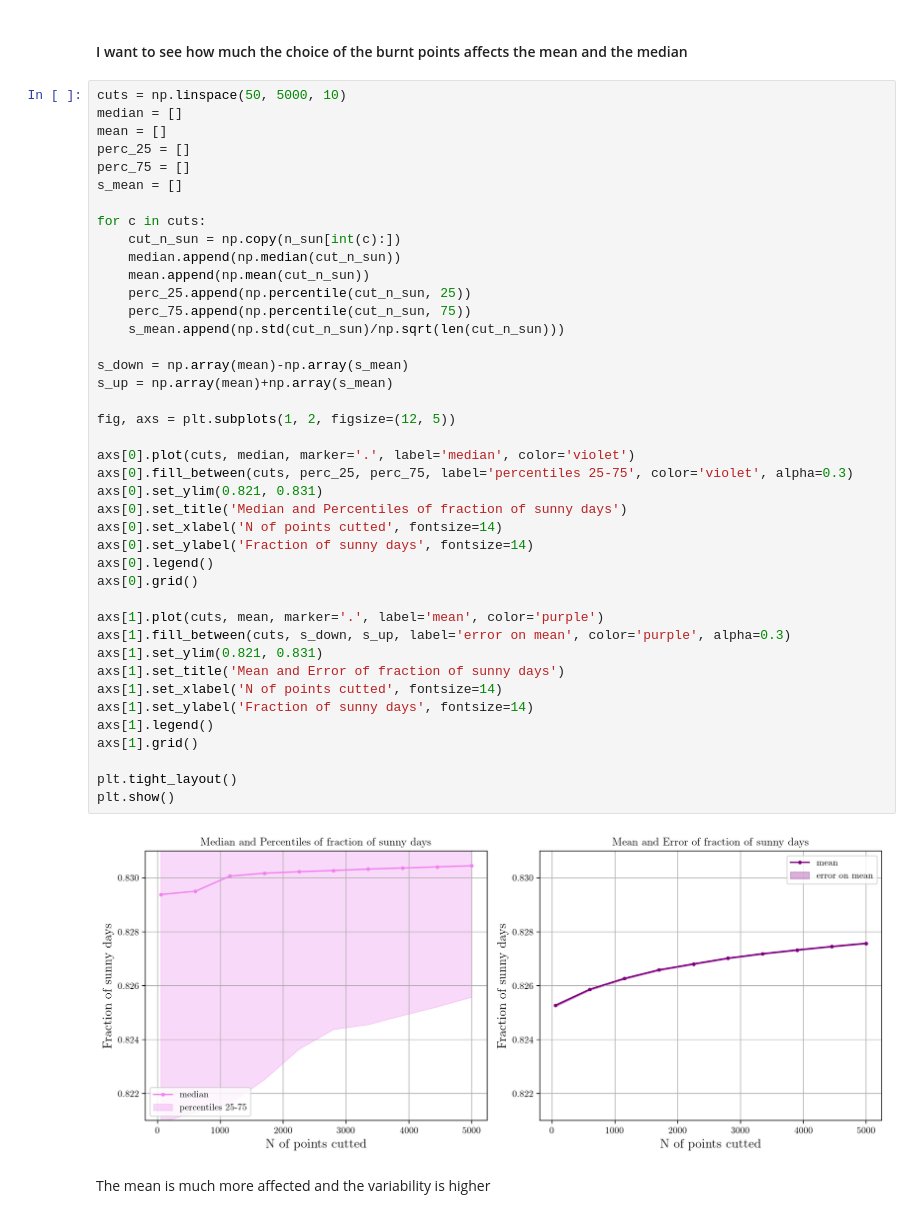
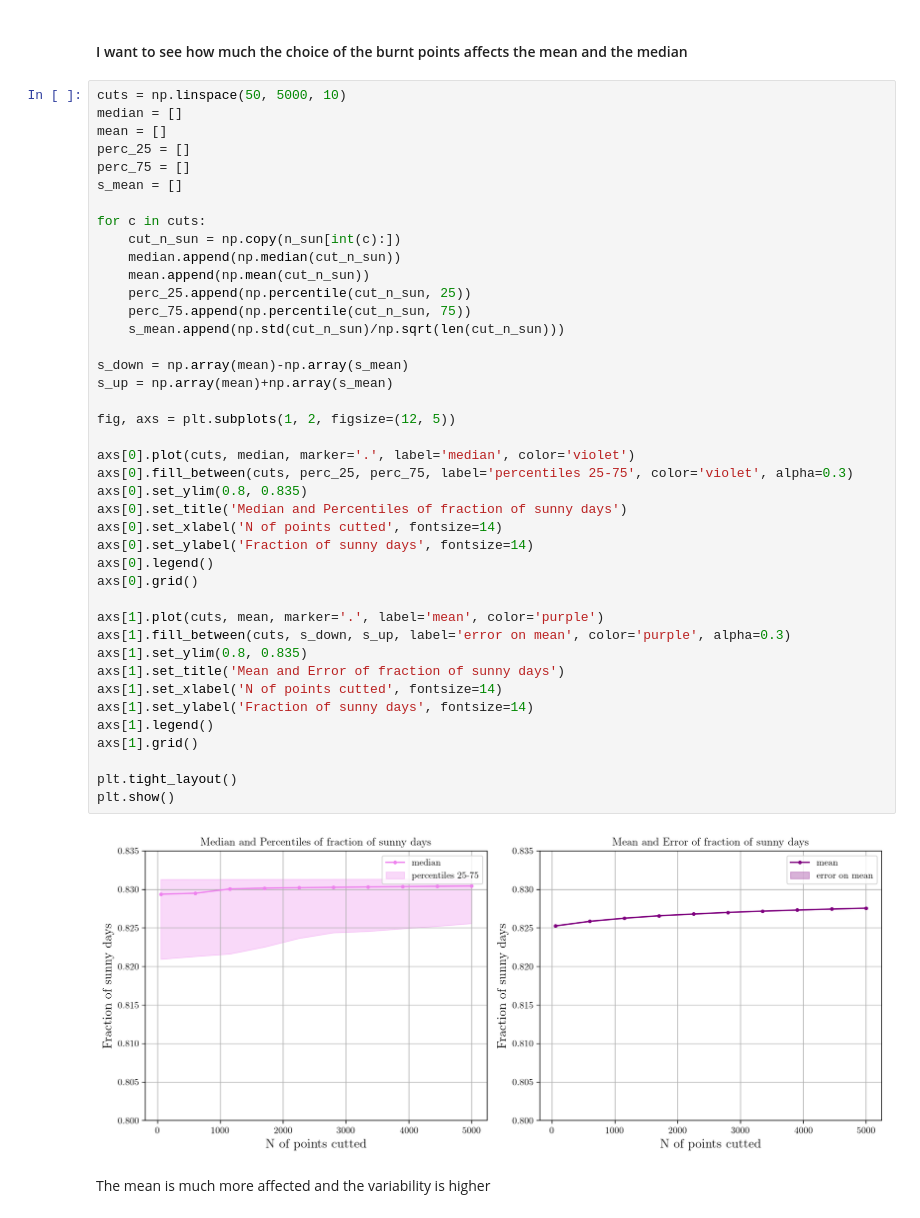
Before and after one commit to ludovicarbone/astrostatistics_bicocca_2024, a Jupyter notebook: working/L10_es.ipynb, the cells around one changed output. Cells and saved outputs as stored; diff of their text form.

```diff
--- a/working/L10_es.ipynb
+++ b/working/L10_es.ipynb
@@ -133,36 +133,36 @@ for c in cuts:
     median.append(np.median(cut_n_sun))
     mean.append(np.mean(cut_n_sun))
     perc_25.append(np.percentile(cut_n_sun, 25))
     perc_75.append(np.percentile(cut_n_sun, 75))
     s_mean.append(np.std(cut_n_sun)/np.sqrt(len(cut_n_sun)))
 
 s_down = np.array(mean)-np.array(s_mean)
 s_up = np.array(mean)+np.array(s_mean)
 
 fig, axs = plt.subplots(1, 2, figsize=(12, 5))
 
 axs[0].plot(cuts, median, marker='.', label='median', color='violet')
 axs[0].fill_between(cuts, perc_25, perc_75, label='percentiles 25-75', color='violet', alpha=0.3)
-axs[0].set_ylim(0.821, 0.831)
+axs[0].set_ylim(0.8, 0.835)
 axs[0].set_title('Median and Percentiles of fraction of sunny days')
 axs[0].set_xlabel('N of points cutted', fontsize=14)
 axs[0].set_ylabel('Fraction of sunny days', fontsize=14)
 axs[0].legend()
 axs[0].grid()
 
 axs[1].plot(cuts, mean, marker='.', label='mean', color='purple')
 axs[1].fill_between(cuts, s_down, s_up, label='error on mean', color='purple', alpha=0.3)
-axs[1].set_ylim(0.821, 0.831)
+axs[1].set_ylim(0.8, 0.835)
 axs[1].set_title('Mean and Error of fraction of sunny days')
 axs[1].set_xlabel('N of points cutted', fontsize=14)
 axs[1].set_ylabel('Fraction of sunny days', fontsize=14)
 axs[1].legend()
 axs[1].grid()
 
 plt.tight_layout()
 plt.show()
 # %% [output]
-[figure, old version]
+[figure, new version]
 # %% [markdown]
 The mean is much more affected and the variability is higher
 # %%
```
Also changed, not shown: 2 other files.
